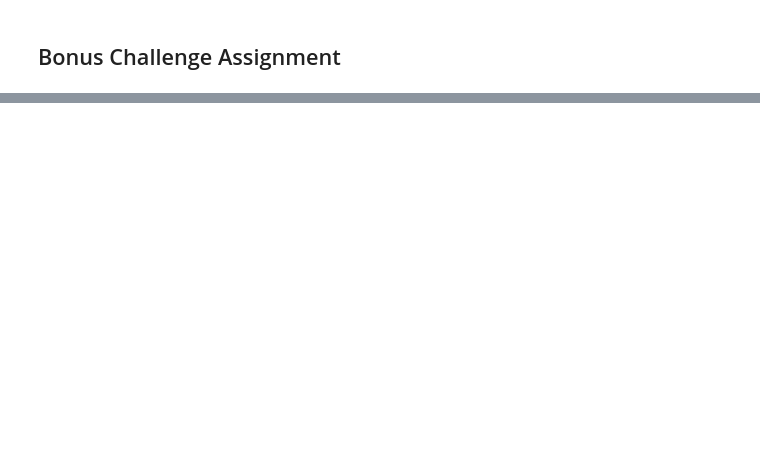
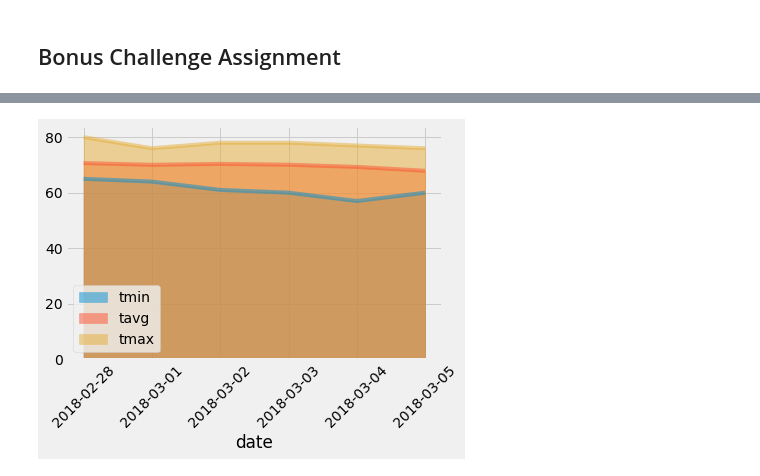
Before and after one commit to RynnAethelWulf/SQLAlchemy-Challenge, a Jupyter notebook: climate_starter.ipynb, the cells around one changed output, grey strips where cells are left out. Cells and saved outputs as stored; diff of their text form; code cells hidden in the pictures; blank space fills up the shorter version.

```diff
--- a/climate_starter.ipynb
+++ b/climate_starter.ipynb
@@ -133,3 +289,13 @@ print(calc_temps('2012-02-28', '2012-03-05'))
 # %%
 # Calculate the total amount of rainfall per weather station for your trip dates using the previous year's matching dates.
 # Sort this in descending order by precipitation amount and list the station, name, latitude, longitude, and elevation
+
+start_date = '2017-02-28'
+end_date = '2017-03-05'
+sel = [func.count(Measurement.prcp),Measurement.station, Station.name, Station.latitude, Station.longitude,Station.elevation]
+rainfall=session.query(*sel).filter(Measurement.station==Station.station).\
+    group_by(Measurement.station).\
+    filter(Measurement.date >= start_date).filter(Measurement.date <= end_date).\
+    order_by(func.count(Measurement.prcp).desc()).all()
+for r in rainfall:
+    print(r)
@@ -156,10 +332,28 @@ daily_normals("01-01")
 # calculate the daily normals for your trip
 # push each tuple of calculations into a list called `normals`
 
+from datetime import datetime
 # Set the start and end date of the trip
+start_date = '2017-02-28'
+end_date = '2017-03-05'
 
 # Use the start and end date to create a range of dates
+trip_dates = ["2018-02-28", "2018-03-01", "2018-03-02", "2018-03-03", "2018-03-04", "2018-03-05"]
+
+# convert strings to datetime
+date_list =[datetime.strptime(date, "%Y-%m-%d") for date in trip_dates]
+date_list
 
 # Stip off the year and save a list of %m-%d strings
+dates = [date.strftime("%m-%d") for date in date_list]
+dates
+# Loop through the list of %m-%d strings and calculate the normals for each date
 
-# Loop through the list of %m-%d strings and calculate the normals for each date
+dates = ['02-28', '03-01', '03-02', '03-03', '03-04', '03-05']
+normals = [daily_normals(date) for date in dates]
+normals
+
+
+# flatten the normals list
+normal_list = [item for sublist in normals for item in sublist]
+normal_list
@@ -166,2 +367,7 @@ daily_normals("01-01")
 # %%
+
 # Load the previous query results into a Pandas DataFrame and add the `trip_dates` range as the `date` index
+
+normals_df = pd.DataFrame(normal_list, columns=["tmin","tavg", "tmax"], index=trip_dates)
+normals_df.index.name="date"
+normals_df
@@ -168,2 +383,8 @@ daily_normals("01-01")
 # %%
+
 # Plot the daily normals as an area plot with `stacked=False`
+normals_df.plot.area(stacked=False)
+plt.xticks(rotation=45)
+plt.show()
+# %% [output]
+[figure, added]
```
Also changed, not shown: parts of 23 cells of this notebook, 2 other files.
